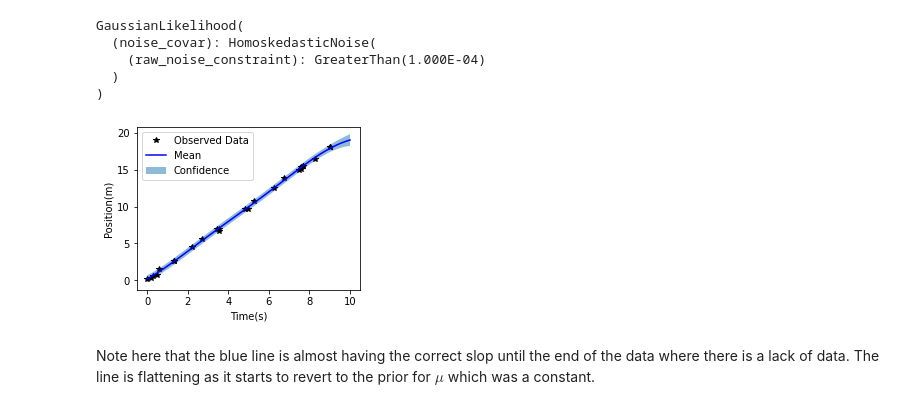
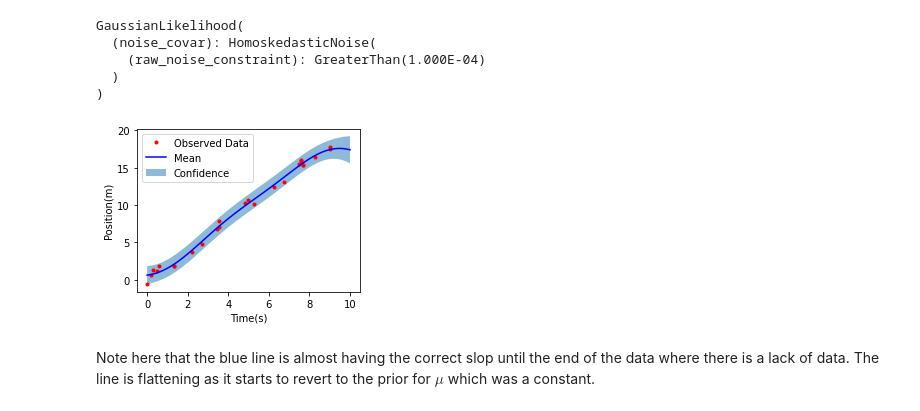
Before and after one commit to jaydm26/GPR, a Jupyter notebook: Linear Gaussian Process Regression.ipynb, the cells around one changed output. Cells and saved outputs as stored; diff of their text form; code cells hidden in the pictures.

```diff
--- a/Linear Gaussian Process Regression.ipynb
+++ b/Linear Gaussian Process Regression.ipynb
@@ -32,7 +32,8 @@ The above is a perfect (noise-free system). Now consider the same with noise (as
 np.random.seed(12)
 σ = np.sqrt(0.25)
 train_x = torch.linspace(0,10,100)[np.random.randint(0,100,25)]
-train_y = torch.Tensor(2 * train_x + torch.randn(train_x.size()) * σ**2)
+train_x = torch.sort(train_x).values
+train_y = torch.Tensor(2 * train_x + torch.randn(train_x.size()) * σ)
 plt.scatter(train_x, train_y)
 plt.xlabel('Time(s)')
 plt.ylabel('Positon(m)')
@@ -133,7 +141,7 @@ GaussianLikelihood(
   )
 )
 # %%
-test_x = torch.linspace(0, 10 , 100)
+test_x = torch.linspace(0, 10 , 51)
 f_pred = model(test_x)
 y_pred = likelihood(model(test_x))
 
@@ -148,21 +156,21 @@ with torch.no_grad(), gpytorch.settings.fast_pred_var():
 # %%
 with torch.no_grad():
     # Initialize plot
     f, ax = plt.subplots(1, 1, figsize=(4, 3))
 
     # Get upper and lower confidence bounds
     lower, upper = observed_pred.confidence_region()
     # Plot training data as black stars
-    ax.plot(train_x.numpy(), train_y.numpy(), 'k*')
+    ax.plot(train_x.numpy(), train_y.numpy(), 'r.')
     # Plot predictive means as blue line
     ax.plot(test_x.numpy(), observed_pred.mean.numpy(), 'b')
     # Shade between the lower and upper confidence bounds
     ax.fill_between(test_x.numpy(), lower.numpy(), upper.numpy(), alpha=0.5)
 #     ax.set_ylim([-3, 3])
     ax.legend(['Observed Data', 'Mean', 'Confidence'])
     ax.set_xlabel('Time(s)')
     ax.set_ylabel('Position(m)')
 # %% [output]
-[figure, old version]
+[figure, new version]
 # %% [markdown]
 Note here that the blue line is almost having the correct slop until the end of the data where there is a lack of data. The line is flattening as it starts to revert to the prior for $\mu$ which was a constant.
```
Also changed, not shown: parts of 4 cells of this notebook, 4 other files.
